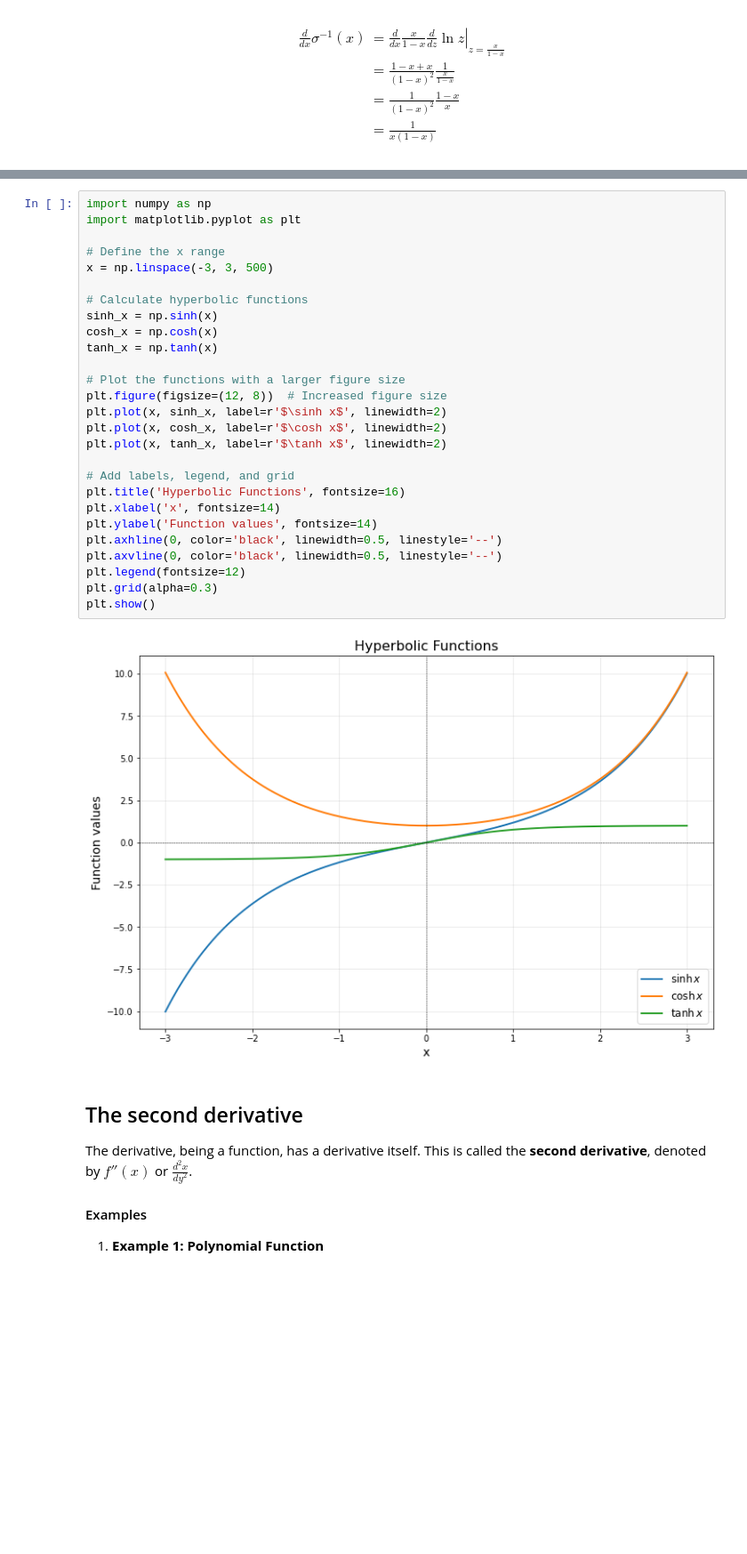
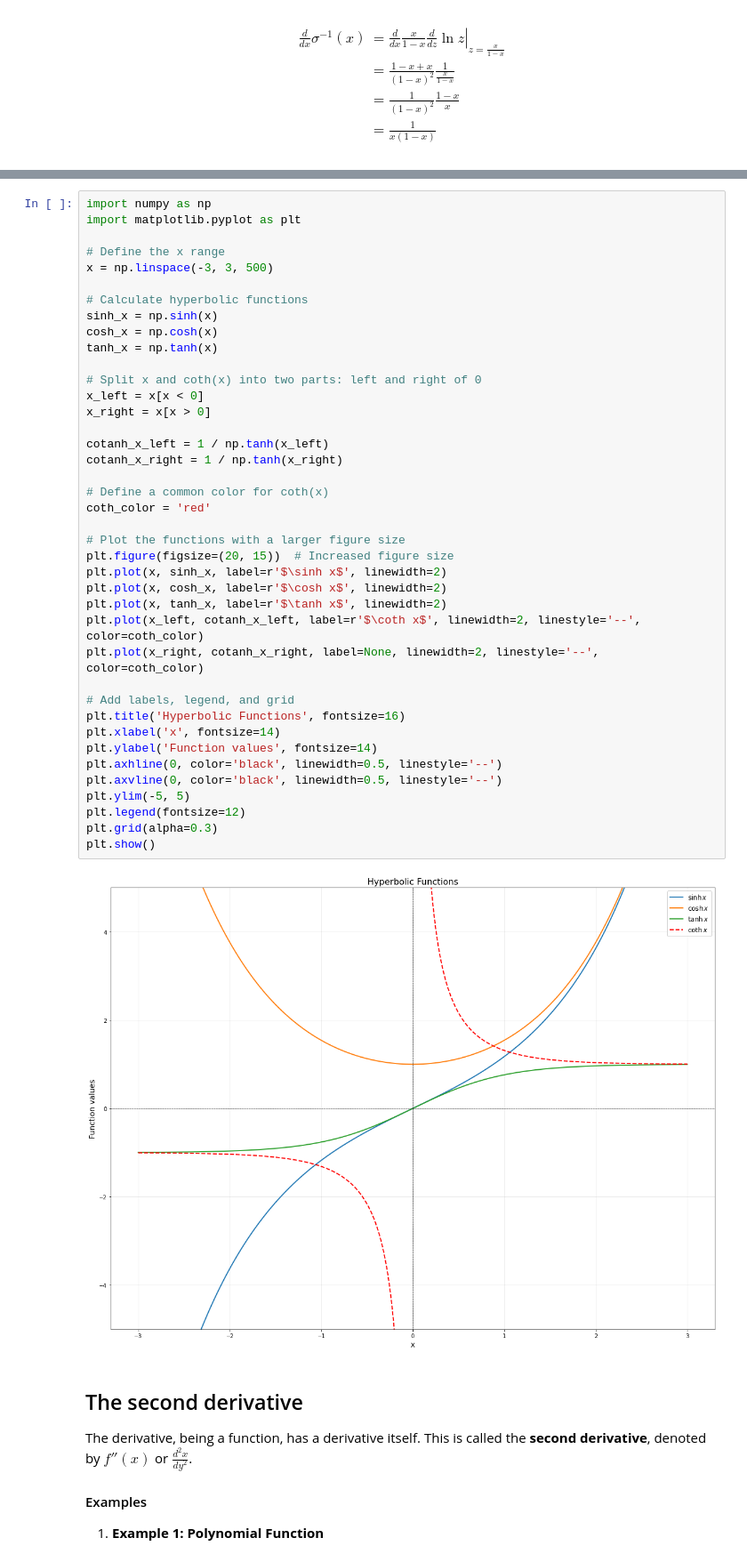
Before and after one commit to gerhardJaeger/mathML_24_25, a Jupyter notebook: session21/Notebook21.ipynb, the cells around one changed output, grey strips where cells are left out. Shown at 89% size. Cells and saved outputs as stored; diff of their text form; blank space fills up the shorter version.

```diff
--- a/session21/Notebook21.ipynb
+++ b/session21/Notebook21.ipynb
@@ -425,32 +425,45 @@ The graphs of $\sinh x$, $\cosh x$, and $\tanh x$ illustrate their distinct shap
 # %%
 import numpy as np
 import matplotlib.pyplot as plt
 
 # Define the x range
 x = np.linspace(-3, 3, 500)
 
 # Calculate hyperbolic functions
 sinh_x = np.sinh(x)
 cosh_x = np.cosh(x)
 tanh_x = np.tanh(x)
 
+# Split x and coth(x) into two parts: left and right of 0
+x_left = x[x < 0]
+x_right = x[x > 0]
+
+cotanh_x_left = 1 / np.tanh(x_left)
+cotanh_x_right = 1 / np.tanh(x_right)
+
+# Define a common color for coth(x)
+coth_color = 'red'
+
 # Plot the functions with a larger figure size
-plt.figure(figsize=(12, 8))  # Increased figure size
+plt.figure(figsize=(20, 15))  # Increased figure size
 plt.plot(x, sinh_x, label=r'$\sinh x$', linewidth=2)
 plt.plot(x, cosh_x, label=r'$\cosh x$', linewidth=2)
 plt.plot(x, tanh_x, label=r'$\tanh x$', linewidth=2)
+plt.plot(x_left, cotanh_x_left, label=r'$\coth x$', linewidth=2, linestyle='--', color=coth_color)
+plt.plot(x_right, cotanh_x_right, label=None, linewidth=2, linestyle='--', color=coth_color)
 
 # Add labels, legend, and grid
 plt.title('Hyperbolic Functions', fontsize=16)
 plt.xlabel('x', fontsize=14)
 plt.ylabel('Function values', fontsize=14)
 plt.axhline(0, color='black', linewidth=0.5, linestyle='--')
 plt.axvline(0, color='black', linewidth=0.5, linestyle='--')
+plt.ylim(-5, 5)
 plt.legend(fontsize=12)
 plt.grid(alpha=0.3)
 plt.show()
 # %% [output]
-[figure, old version]
+[figure, new version]
 # %% [markdown]
 ## The second derivative
 
```
Also changed, not shown: parts of 14 cells of this notebook.
